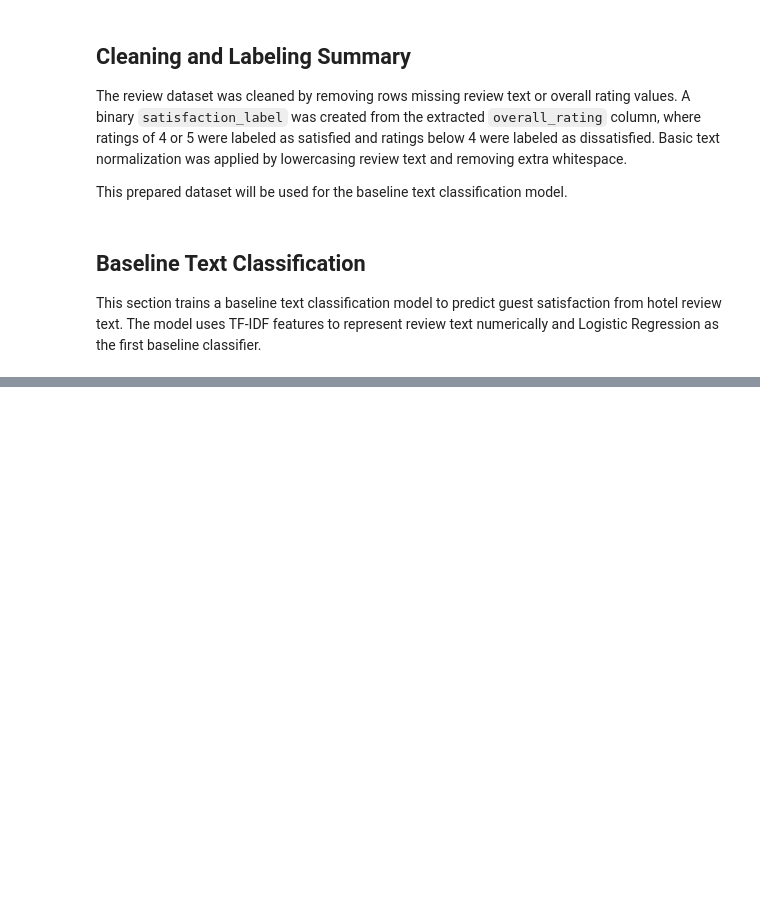
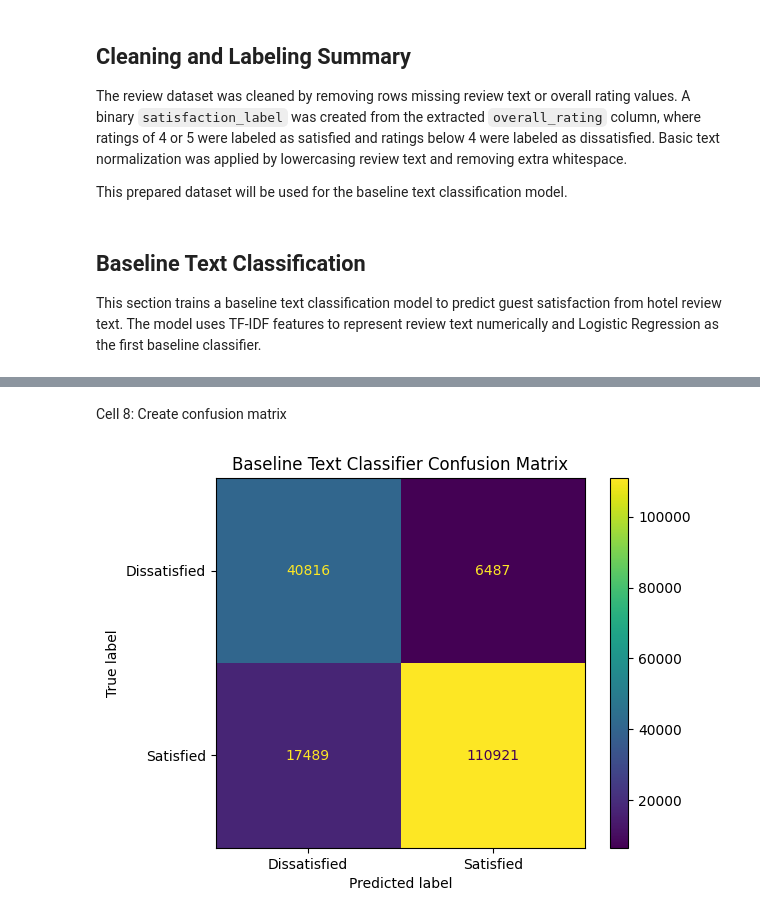
Before and after one commit to ElijahAmir08/Active-Learning-Review-Satisfication, a Jupyter notebook: notebooks/review_satisfaction_analysis.ipynb, the cells around one changed output, grey strips where cells are left out. Drawn from its saved outputs; the diff is of its cells as text; code cells hidden in the pictures; blank space fills up the shorter version.

Commit message:
Added baseline text classifier with logistic regression model

```diff
--- a/notebooks/review_satisfaction_analysis.ipynb
+++ b/notebooks/review_satisfaction_analysis.ipynb
@@ -301,0 +339,10 @@ This section trains a baseline text classification model to predict guest satisf
+# %%
+X_train_text, X_test_text, y_train, y_test = train_test_split(
+    text_features,
+    target_labels,
+    test_size=0.2,
+    random_state=42,
+    stratify=target_labels
+)
+
+X_train_text.shape, X_test_text.shape, y_train.shape, y_test.shape
@@ -301,0 +353,11 @@ This section trains a baseline text classification model to predict guest satisf
+# %%
+tfidf_vectorizer = TfidfVectorizer(
+    max_features=5000,  # Limit to top 5000 features
+    ngram_range=(1, 2),  # Use unigrams and bigrams
+    stop_words="english",
+    min_df=5
+)
+X_train_tfidf = tfidf_vectorizer.fit_transform(X_train_text)
+X_test_tfidf = tfidf_vectorizer.transform(X_test_text)
+
+X_test_tfidf.shape, X_train_tfidf.shape
@@ -301,0 +368,8 @@ This section trains a baseline text classification model to predict guest satisf
+# %%
+text_logistic_model = LogisticRegression(
+    max_iter=1000,
+    class_weight="balanced",
+    random_state=42
+)
+
+text_logistic_model.fit(X_train_tfidf, y_train)
@@ -301,0 +380,4 @@ This section trains a baseline text classification model to predict guest satisf
+# %%
+text_logistic_predictions = text_logistic_model.predict(X_test_tfidf)
+
+text_logistic_predictions[:10]
@@ -301,0 +412,16 @@ This section trains a baseline text classification model to predict guest satisf
+# %% [markdown]
+Cell 8: Create confusion matrix
+# %%
+text_confusion_matrix = confusion_matrix(y_test, text_logistic_predictions)
+
+text_display = ConfusionMatrixDisplay(
+    confusion_matrix=text_confusion_matrix,
+    display_labels=["Dissatisfied", "Satisfied"]
+)
+
+text_display.plot(values_format="d")
+plt.title("Baseline Text Classifier Confusion Matrix")
+plt.savefig("../visuals/baseline_text_confusion_matrix.png", bbox_inches="tight")
+plt.show()
+# %% [output]
+[figure, added]
```
Also changed, not shown: parts of 15 cells of this notebook, 1 other file.
